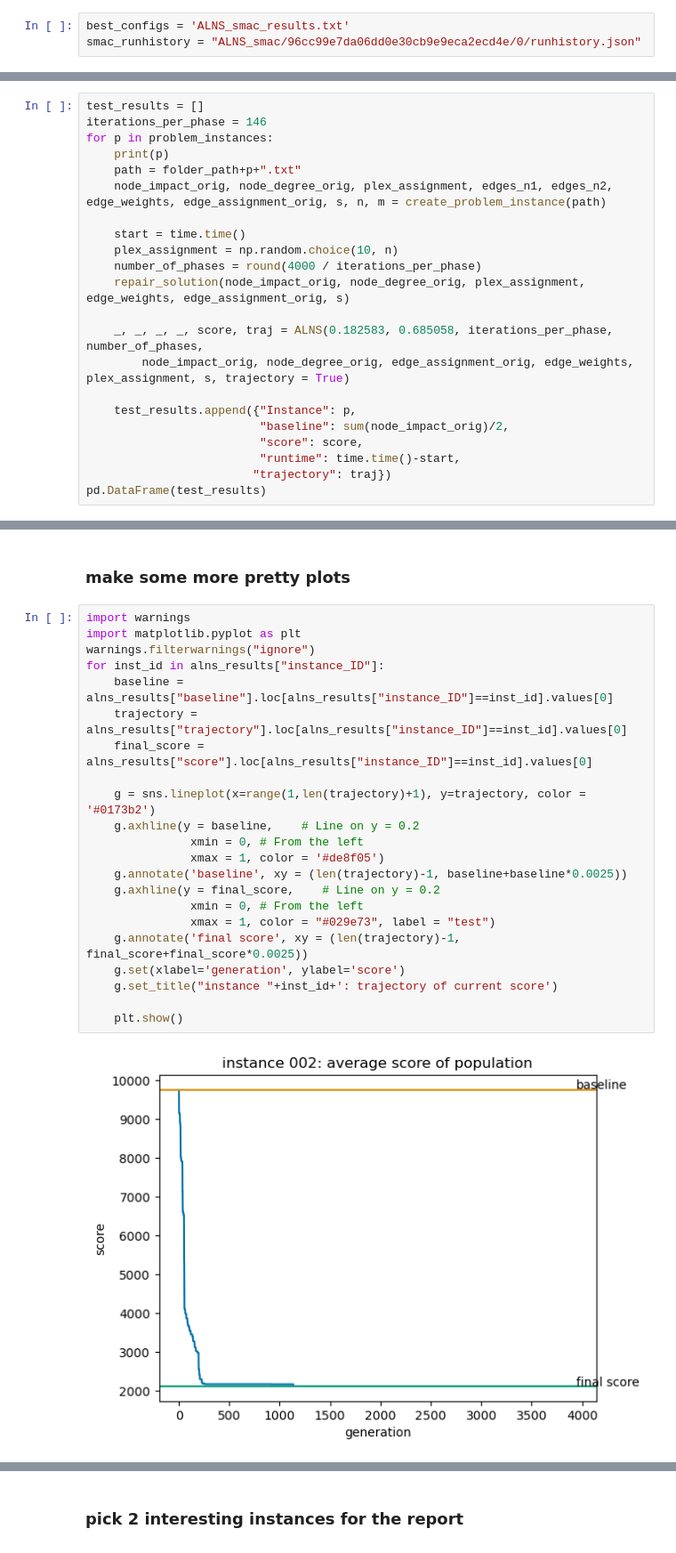
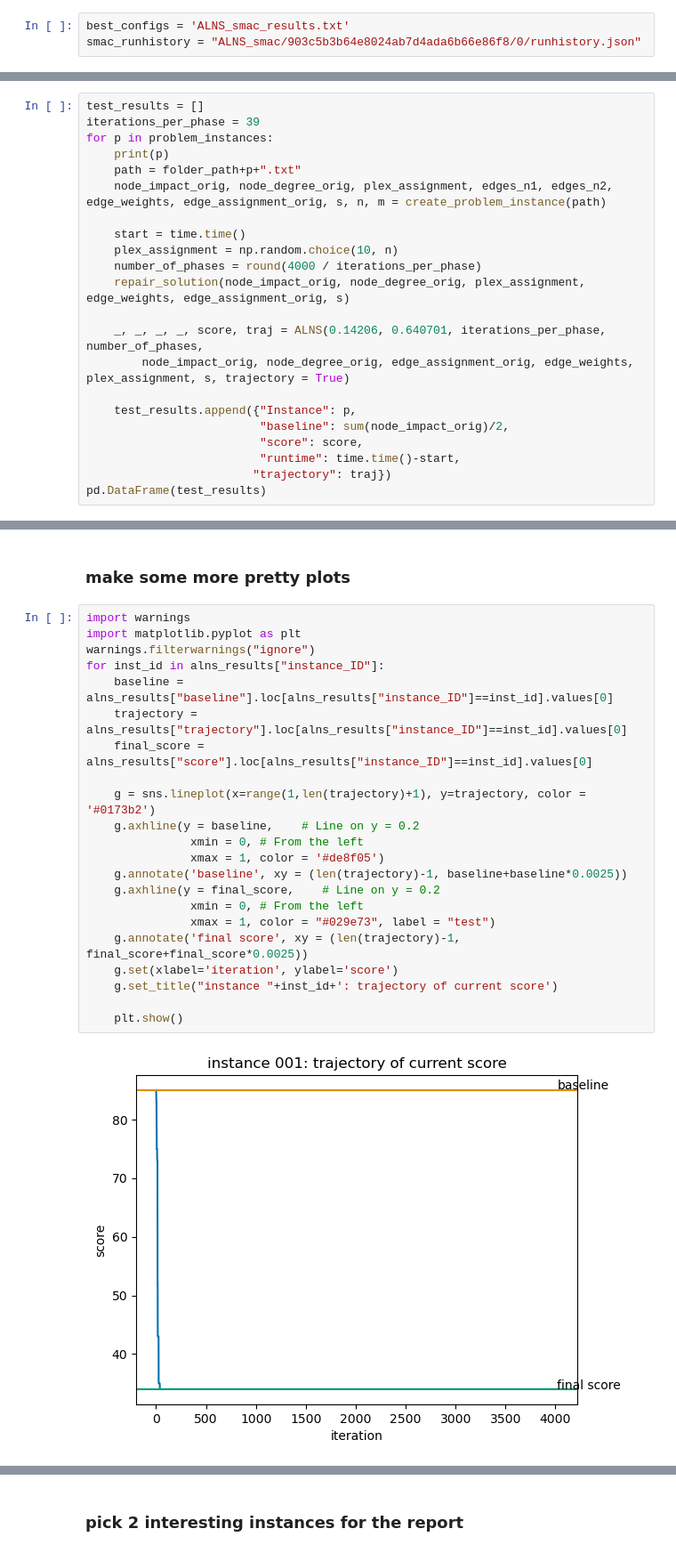
Before and after one commit to HolzingerAlexander/HeuristicOptimization, a Jupyter notebook: ALNS.ipynb, the cells around one changed output, grey strips where cells are left out. Shown at 89% size. Drawn from its saved outputs; the diff is of its cells as text.

Commit message:
smac analysis and test runs

```diff
--- a/ALNS.ipynb
+++ b/ALNS.ipynb
@@ -13,7 +13,7 @@ from helper_functions_assignment2 import*
 ## Read results from parameter tuning
 # %%
 best_configs = 'ALNS_smac_results.txt'
-smac_runhistory = "ALNS_smac/96cc99e7da06dd0e30cb9e9eca2ecd4e/0/runhistory.json"
+smac_runhistory = "ALNS_smac/903c5b3b64e8024ab7d4ada6b66e86f8/0/runhistory.json"
 # %%
 # read in the file with the best configurations
 with open(best_configs, 'r') as file:
@@ -130,7 +135,7 @@ folder_path = "data/test_instances/"
 problem_instances = [file.replace('.txt', '') for file in os.listdir(folder_path) if not file == "test.txt"]
 # %%
 test_results = []
-iterations_per_phase = 146
+iterations_per_phase = 39
 for p in problem_instances:
     print(p)
     path = folder_path+p+".txt"
@@ -141,7 +146,7 @@ for p in problem_instances:
     number_of_phases = round(4000 / iterations_per_phase)
     repair_solution(node_impact_orig, node_degree_orig, plex_assignment, edge_weights, edge_assignment_orig, s)
 
-    _, _, _, _, score, traj = ALNS(0.182583, 0.685058, iterations_per_phase, number_of_phases,
+    _, _, _, _, score, traj = ALNS(0.14206, 0.640701, iterations_per_phase, number_of_phases,
         node_impact_orig, node_degree_orig, edge_assignment_orig, edge_weights, plex_assignment, s, trajectory = True)
 
     test_results.append({"Instance": p,
@@ -183,24 +222,24 @@ alns_results.to_csv("ALNS_test_results.csv", sep=';', columns=["instance_ID", "b
 # %%
 import warnings
 import matplotlib.pyplot as plt
 warnings.filterwarnings("ignore")
 for inst_id in alns_results["instance_ID"]:
     baseline = alns_results["baseline"].loc[alns_results["instance_ID"]==inst_id].values[0]
     trajectory = alns_results["trajectory"].loc[alns_results["instance_ID"]==inst_id].values[0]
     final_score = alns_results["score"].loc[alns_results["instance_ID"]==inst_id].values[0]
 
     g = sns.lineplot(x=range(1,len(trajectory)+1), y=trajectory, color = '#0173b2')
     g.axhline(y = baseline,    # Line on y = 0.2
                xmin = 0, # From the left
                xmax = 1, color = '#de8f05')
     g.annotate('baseline', xy = (len(trajectory)-1, baseline+baseline*0.0025))
     g.axhline(y = final_score,    # Line on y = 0.2
                xmin = 0, # From the left
                xmax = 1, color = "#029e73", label = "test")
     g.annotate('final score', xy = (len(trajectory)-1, final_score+final_score*0.0025))
-    g.set(xlabel='generation', ylabel='score')
+    g.set(xlabel='iteration', ylabel='score')
     g.set_title("instance "+inst_id+': trajectory of current score')
 
     plt.show()
 # %% [output]
-[figure, old version]
+[figure, new version]
```
Also changed, not shown: parts of 10 cells of this notebook, 1 other file.
